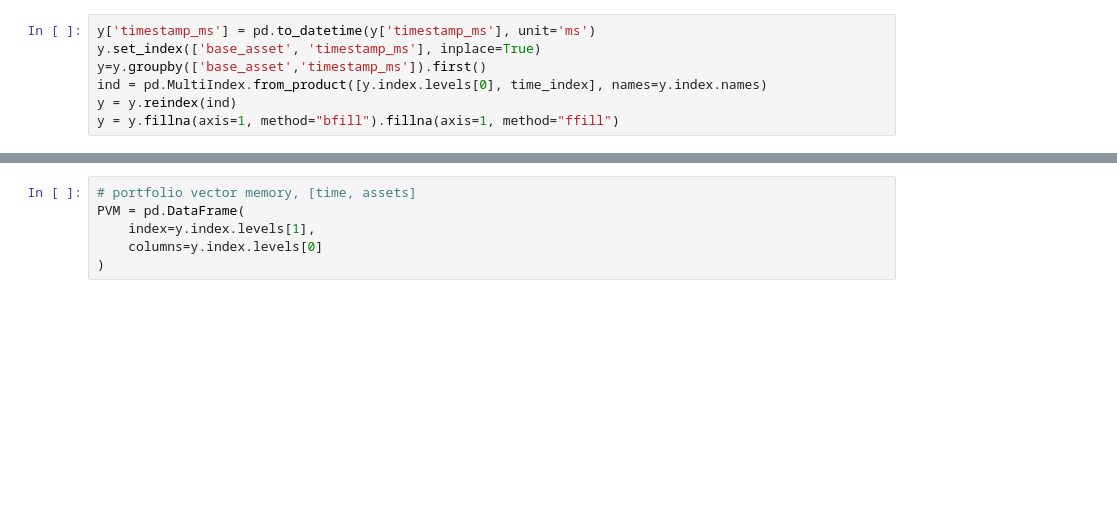
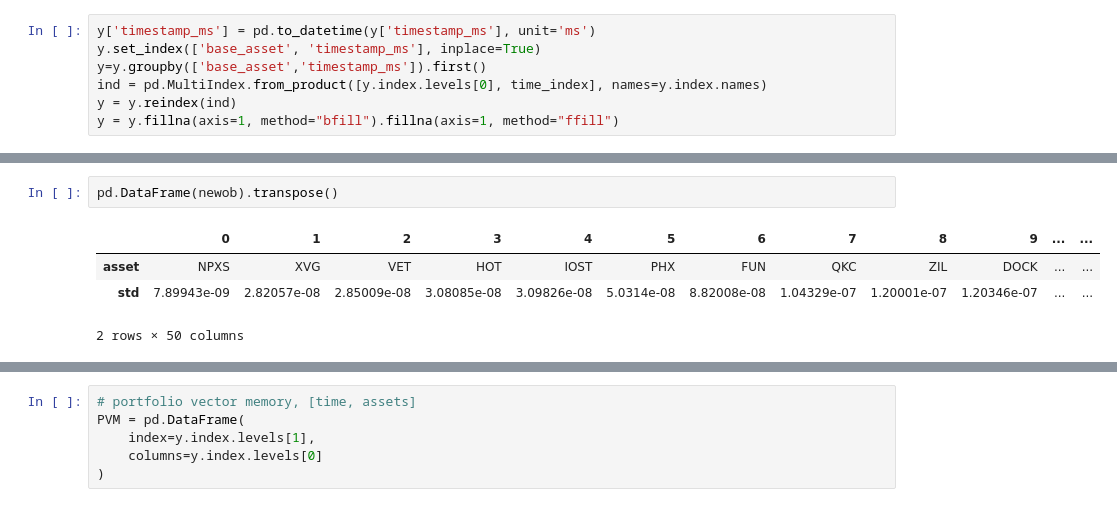
Before and after one commit to bradkyle/PGPortfolio, a Jupyter notebook: notebooks/FullTraining.ipynb, the cells around one changed output, grey strips where cells are left out. Cells and saved outputs as stored; diff of their text form; blank space fills up the shorter version.

```diff
--- a/notebooks/FullTraining.ipynb
+++ b/notebooks/FullTraining.ipynb
@@ -186,0 +134,7 @@ arr[:, :, 50:50+90+1].shape
+# %%
+pd.DataFrame(newob).transpose()
+# %% [output]
+|  | 0 | 1 | 2 | 3 | 4 | 5 | 6 | 7 | 8 | 9 | ... | ... |
+| asset | NPXS | XVG | VET | HOT | IOST | PHX | FUN | QKC | ZIL | DOCK | ... | ... |
+| std | 7.89943e-09 | 2.82057e-08 | 2.85009e-08 | 3.08085e-08 | 3.09826e-08 | 5.0314e-08 | 8.82008e-08 | 1.04329e-07 | 1.20001e-07 | 1.20346e-07 | ... | ... |
+2 rows × 50 columns
```
Also changed, not shown: parts of 19 cells of this notebook, 13 other files.
